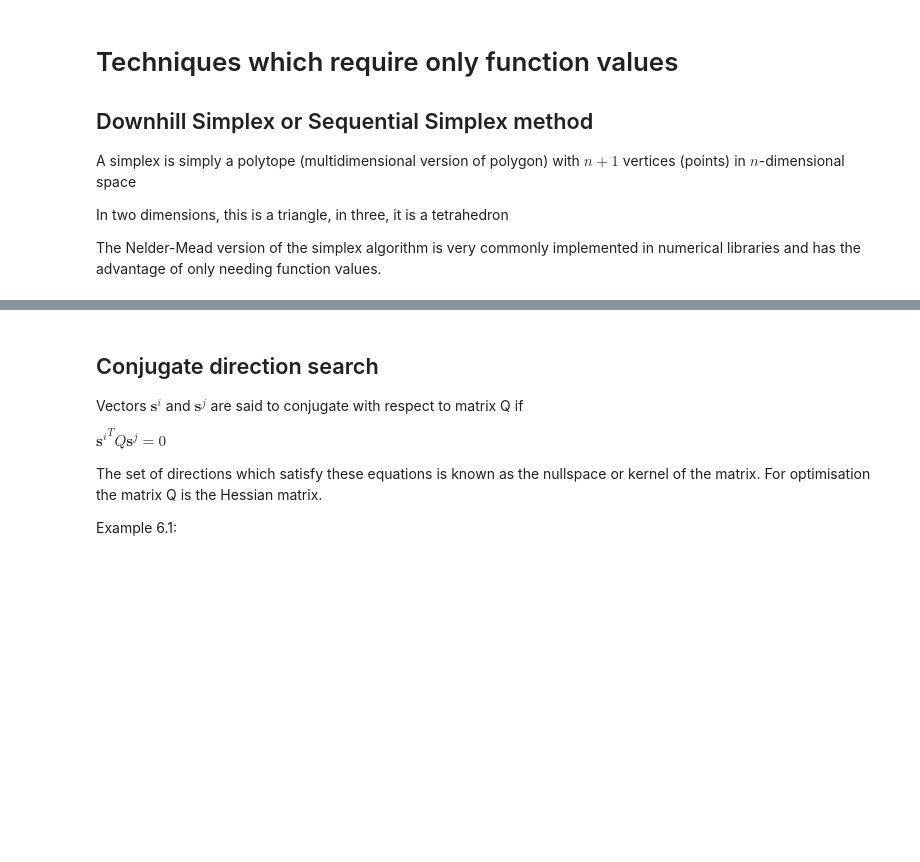
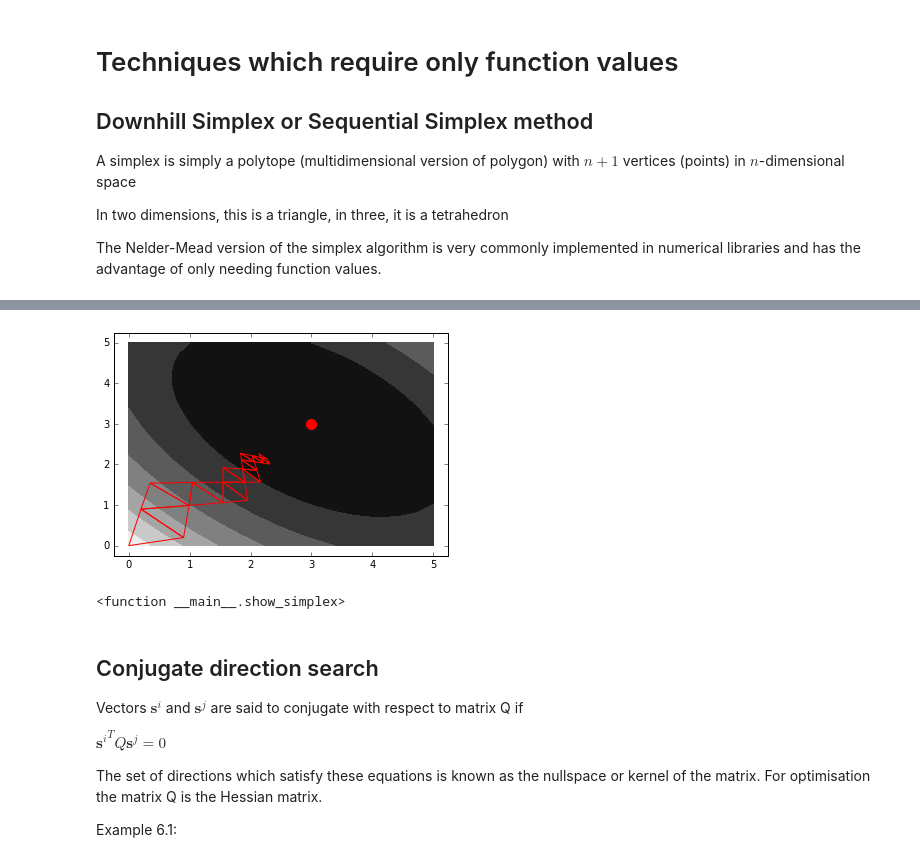
Before and after one commit to alchemyst/CSS-420-Workbooks, a Jupyter notebook: Lecture 5 MultiD Unconstrained optimisation.v3.ipynb, the cells around one changed output, grey strips where cells are left out. Drawn from its saved outputs; the diff is of its cells as text; code cells hidden in the pictures; blank space fills up the shorter version.

```diff
--- a/Lecture 5 MultiD Unconstrained optimisation.v3.ipynb
+++ b/Lecture 5 MultiD Unconstrained optimisation.v3.ipynb
@@ -38,4 +48,4 @@ df
 # %%
-minxy = solve([df[0], df[1]], [x1, x2])
+minxy = sympy.solve([df[0], df[1]], [x1, x2])
 # %%
 minxy
@@ -42,6 +54,6 @@ minxy
 # %%
 def plotfunc(f, xlim, ylim, plotquiver=None, reddot=None):
-    evalf = lambdify((x1, x2), f, modules=['numpy'])
+    evalf = sympy.lambdify((x1, x2), f, modules=['numpy'])
     xl = np.linspace(xlim[0], xlim[1], 20)
     yl = np.linspace(xlim[0], xlim[1], 20)
     xx, yy = np.meshgrid(xl, yl)
@@ -49,7 +61,7 @@ def plotfunc(f, xlim, ylim, plotquiver=None, reddot=None):
     plt.contourf(xx, yy, zz, cmap='binary_r')
     if plotquiver:
         df = gradient(f, [x1, x2])
-        evalgrad = [lambdify((x1, x2), dfi, modules=['numpy']) for dfi in df]
+        evalgrad = [sympy.lambdify((x1, x2), dfi, modules=['numpy']) for dfi in df]
         vx1, vx2 = [-evd(xx, yy) for evd in evalgrad]
         plt.quiver(xx, yy, vx1, vx2, headwidth=4, headlength=6, color='r')
     if reddot:
@@ -61,7 +75,7 @@ import numpy
 # %%
 # simple simplex method implementation - only reflection
 def simplex_method(f, alpha, N, simplex0):
-    evalf = lambdify((x1, x2), f)
+    evalf = sympy.lambdify((x1, x2), f)
     simplex = simplex0
     simplexes = [simplex] # initial simplex
     for i in range(N):
@@ -87,5 +105,5 @@ from IPython.display import display
 # %%
-def show_simplex(alpha, N):
+def show_simplex(alpha=0.8, N=20):
     simplex = simplex_method(f, alpha, N, initialsimplex)
     fig = plt.figure()
     ax = fig.add_subplot(111)
@@ -95,8 +113,10 @@ def show_simplex(alpha, N):
         ax.add_patch(poly)
     plt.show()
 # %%
-sm = interactive(show_simplex, N=widgets.IntSlider(min=1.0,max=50.0,step=1.0,value=1.0), alpha=(0.0,1.0,0.01))
-display(sm)
+interact(show_simplex, N=(1, 50), alpha=(0.0, 1.0, 0.01))
+# %% [output]
+[figure, added]
+<function __main__.show_simplex>
 # %% [markdown]
 Conjugate direction search
 ------------
```
Also changed, not shown: parts of 23 cells of this notebook, 1 other file.
